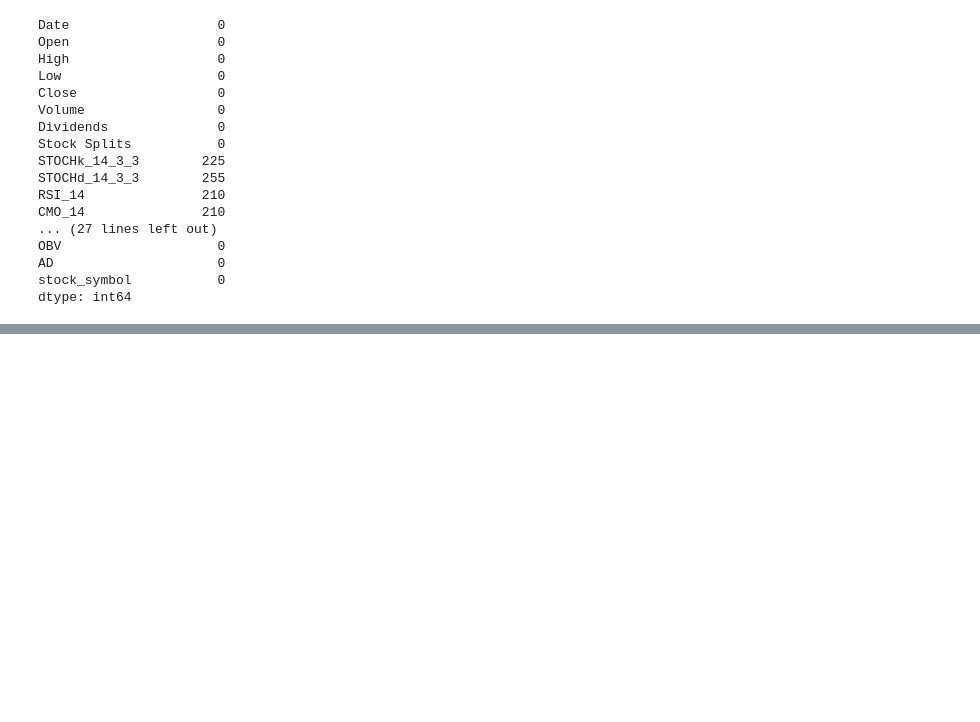
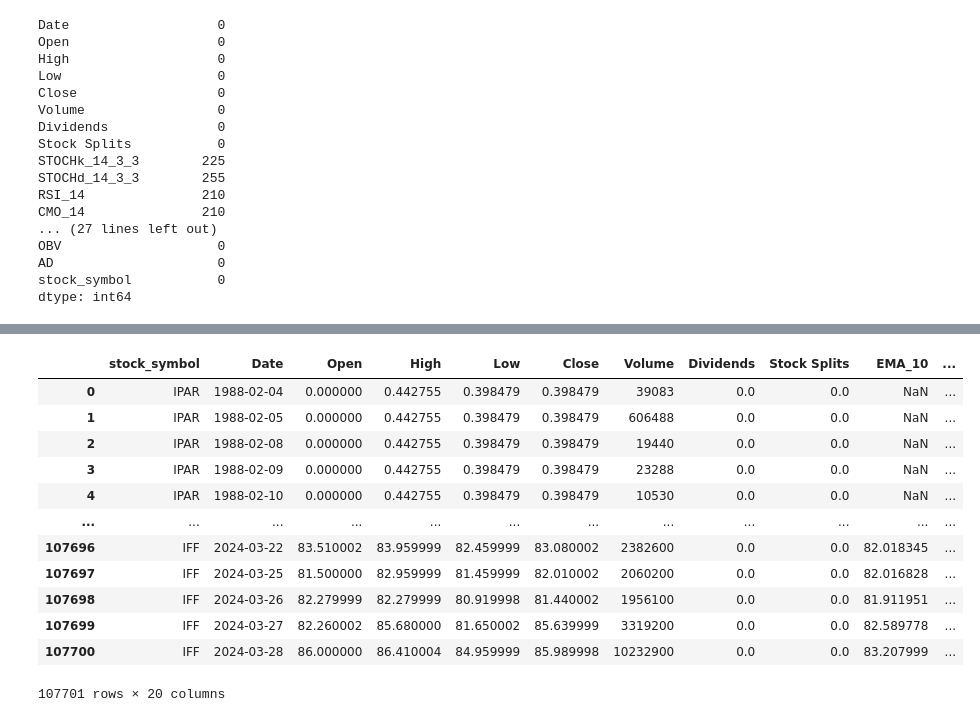
Before and after one commit to Hdubbs81/Stock_Predictor_Capstone, a Jupyter notebook: Stock_Predictor_Data_Wrangling.ipynb, the cells around one changed output, grey strips where cells are left out. Drawn from its saved outputs; the diff is of its cells as text; code cells hidden in the pictures; blank space fills up the shorter version.

```diff
--- a/Stock_Predictor_Data_Wrangling.ipynb
+++ b/Stock_Predictor_Data_Wrangling.ipynb
@@ -82,11 +82,10 @@ for file_name in os.listdir(folder_path):
 
         # Append the dataframe to the list
             dfs.append(df)
-            progress_bar.update(1)
 
 # Concatenate all dataframes together
-concatenated_df = pd.concat(dfs, ignore_index=True)
+df = pd.concat(dfs, ignore_index=True)
 
 # save concatenated dataframe
-concatenated_df.to_csv('/Users/heatheradler/Documents/GitHub/Springboard/Springboard_Projects/Capstone/archive/Concated_Dataframe.csv')
+df.to_csv('/Users/heatheradler/Documents/GitHub/Springboard/Springboard_Projects/Capstone/archive/Concated_Dataframe.csv')
 # %%
@@ -124,7 +123,7 @@ memory usage: 34.5+ MB
 # %% [markdown]
 The dataset does not require much cleaning as the columns are consistent. The date column was cleaned to make it a date type across all rows.
 # %%
-concatenated_df['Date'] = pd.to_datetime(concatenated_df['Date'])
+df['Date'] = pd.to_datetime(df['Date'])
 # %%
-concatenated_df['Date'] = pd.to_datetime(concatenated_df['Date'],utc=True).dt.date
+df['Date'] = pd.to_datetime(df['Date'],utc=True).dt.date
 # %%
@@ -241,0 +268,20 @@ print(rows_with_null)
+# %%
+#Formulaic olumns to keep:
+
+formulas_to_keep = ['stock_symbol','Date', 'Open', 'High', 'Low', 'Close','Volume', 'Dividends', 'Stock Splits', 'EMA_10', 'PSARl_0.02_0.2', 'PSARs_0.02_0.2', 'BBL_5_2.0', 'BBM_5_2.0', 'BBU_5_2.0', 'ISA_9', 'ISB_26', 'ITS_9', 'IKS_26', 'ICS_26']
+df_1 = df[formulas_to_keep]
+df_1
+# %% [output]
+|  | stock_symbol | Date | Open | High | Low | Close | Volume | Dividends | Stock Splits | EMA_10 | ... |
+| 0 | IPAR | 1988-02-04 | 0.000000 | 0.442755 | 0.398479 | 0.398479 | 39083 | 0.0 | 0.0 | NaN | ... |
+| 1 | IPAR | 1988-02-05 | 0.000000 | 0.442755 | 0.398479 | 0.398479 | 606488 | 0.0 | 0.0 | NaN | ... |
+| 2 | IPAR | 1988-02-08 | 0.000000 | 0.442755 | 0.398479 | 0.398479 | 19440 | 0.0 | 0.0 | NaN | ... |
+| 3 | IPAR | 1988-02-09 | 0.000000 | 0.442755 | 0.398479 | 0.398479 | 23288 | 0.0 | 0.0 | NaN | ... |
+| 4 | IPAR | 1988-02-10 | 0.000000 | 0.442755 | 0.398479 | 0.398479 | 10530 | 0.0 | 0.0 | NaN | ... |
+| ... | ... | ... | ... | ... | ... | ... | ... | ... | ... | ... | ... |
+| 107696 | IFF | 2024-03-22 | 83.510002 | 83.959999 | 82.459999 | 83.080002 | 2382600 | 0.0 | 0.0 | 82.018345 | ... |
+| 107697 | IFF | 2024-03-25 | 81.500000 | 82.959999 | 81.459999 | 82.010002 | 2060200 | 0.0 | 0.0 | 82.016828 | ... |
+| 107698 | IFF | 2024-03-26 | 82.279999 | 82.279999 | 80.919998 | 81.440002 | 1956100 | 0.0 | 0.0 | 81.911951 | ... |
+| 107699 | IFF | 2024-03-27 | 82.260002 | 85.680000 | 81.650002 | 85.639999 | 3319200 | 0.0 | 0.0 | 82.589778 | ... |
+| 107700 | IFF | 2024-03-28 | 86.000000 | 86.410004 | 84.959999 | 85.989998 | 10232900 | 0.0 | 0.0 | 83.207999 | ... |
+107701 rows × 20 columns
```
Also changed, not shown: parts of 27 cells of this notebook.
